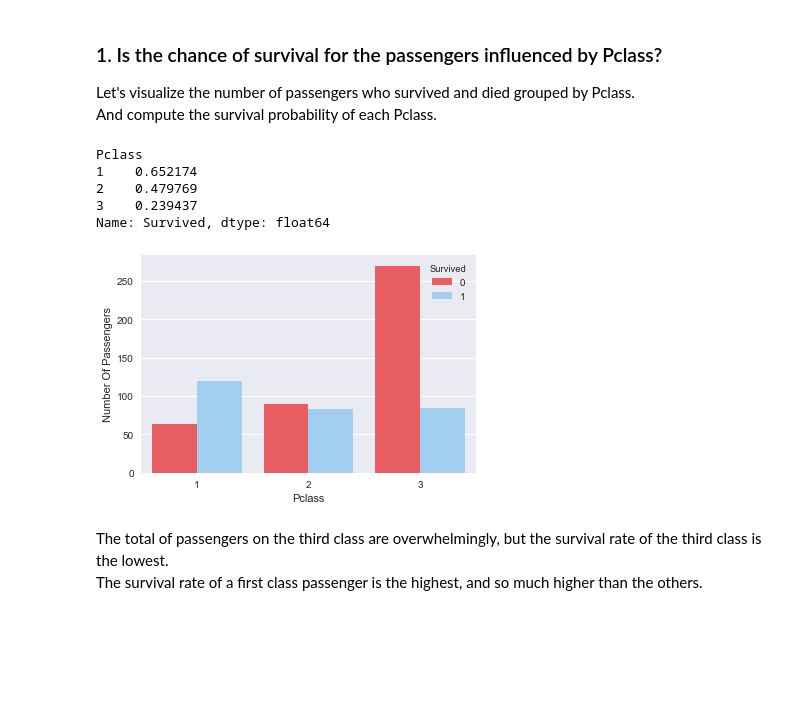
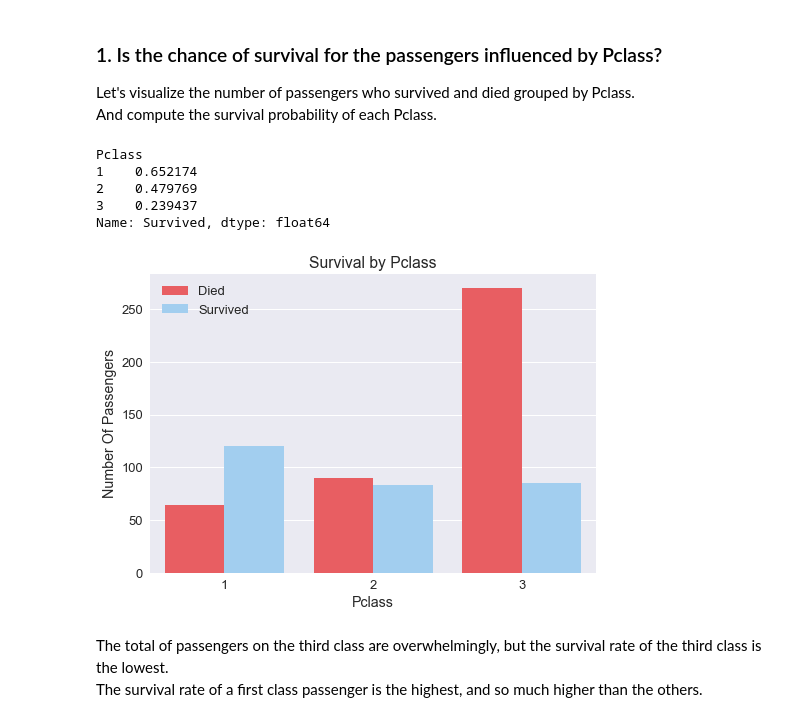
Before and after one commit to thuytienpt/DataAnalystNanodegree, a Jupyter notebook: P1_InvestigateDataset/InvestigateDataset.ipynb, the cells around one changed output. Cells and saved outputs as stored; diff of their text form; code cells hidden in the pictures; blank space fills up the shorter version.

Commit message:
Change 3 specifications to resubmit project - Add the investigated single-variable (Survived, Age) - Add more annotations to the plots - Analyst the limitations - Change the last question

```diff
--- a/P1_InvestigateDataset/InvestigateDataset.ipynb
+++ b/P1_InvestigateDataset/InvestigateDataset.ipynb
@@ -85,0 +86,8 @@ color_person = sns.xkcd_palette(['blue', 'red', 'green'])
+# %%
+sns.set(font_scale=1.3)
+color_survived = sns.xkcd_palette(['light red', 'light blue'])
+(sns.countplot(x='Survived', data=df_titanic, palette = color_survived)
+    .set(xticklabels = ['Survived', 'Died'],
+         title='Number of Passengers by Survived'))
+
+df_titanic.groupby('Survived').size()/len(df_titanic)
@@ -88,17 +102,19 @@ color_person = sns.xkcd_palette(['blue', 'red', 'green'])
 Let's visualize the number of passengers who survived and died grouped by Pclass.
 And compute the survival probability of each Pclass.
 # %%
-(sns.countplot(x='Pclass', hue='Survived',
-               data=df_titanic, palette = color_survived)
-    .set(ylabel='Number Of Passengers'))
+ax = sns.countplot(x='Pclass', hue='Survived', data=df_titanic, palette = color_survived)
+ax.set(xlabel='Pclass', ylabel='Number Of Passengers', title = 'Survival by Pclass')
+handles, labels = ax.get_legend_handles_labels()
+ax.legend(handles, ['Died', 'Survived'])
+
 df_titanic.groupby('Pclass')['Survived'].mean()
 # %% [output]
 Pclass
 1    0.652174
 2    0.479769
 3    0.239437
 Name: Survived, dtype: float64
-[figure, old version]
+[figure, new version]
 # %% [markdown]
 The total of passengers on the third class are overwhelmingly, but the survival rate of the third class is the lowest.
 The survival rate of a first class passenger is the highest, and so much higher than the others.
```
Also changed, not shown: parts of 23 cells of this notebook, 1 other file.
